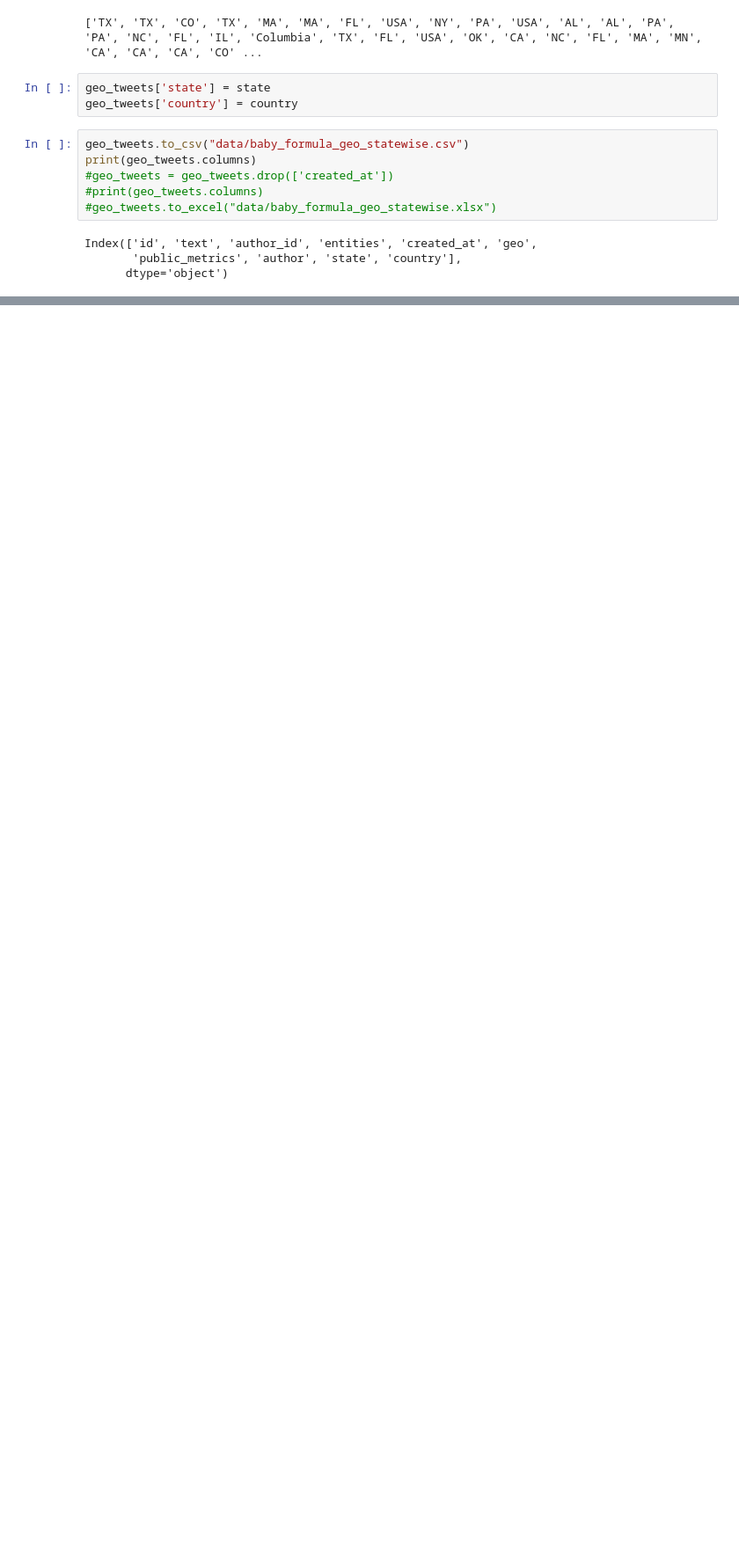
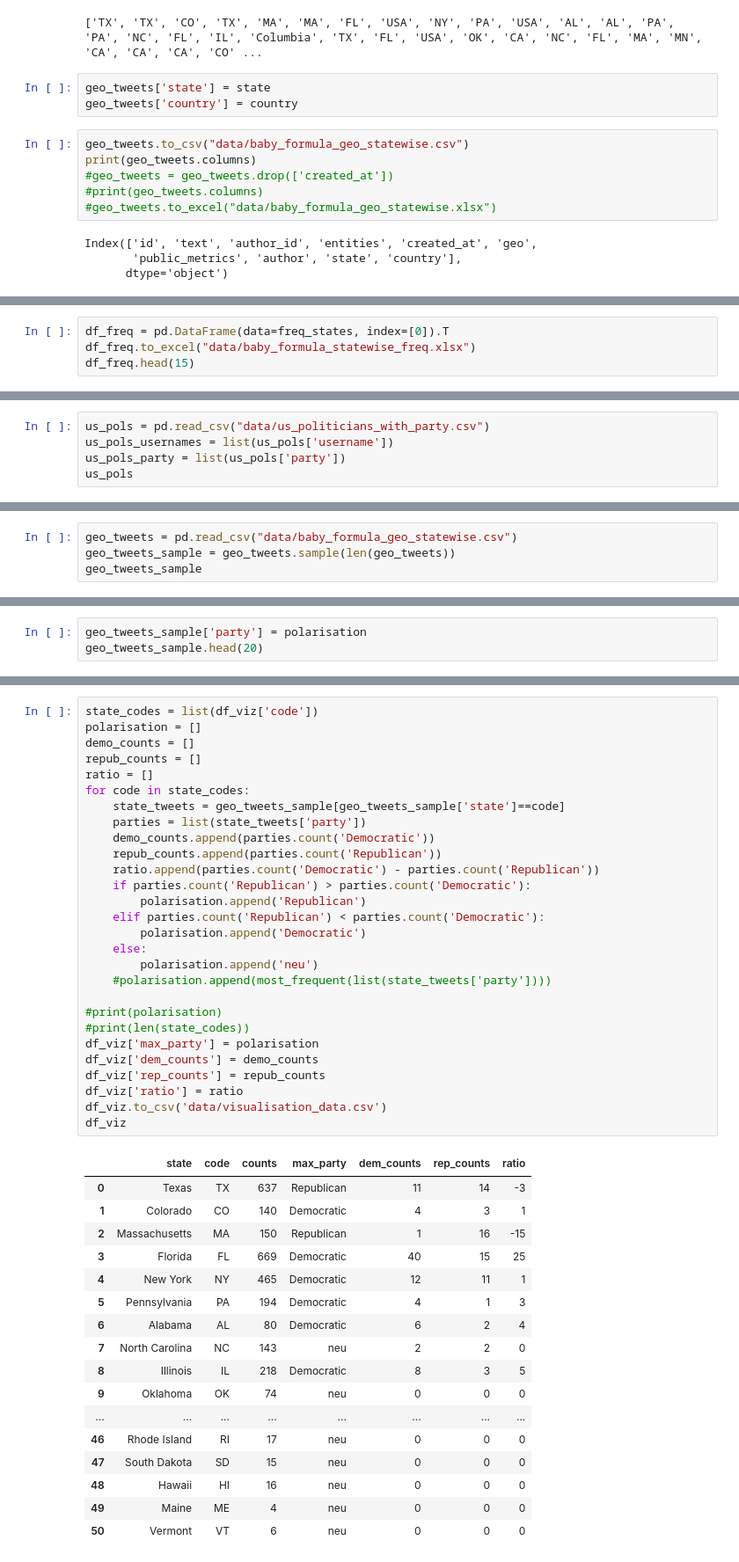
Before and after one commit to THE-COB/BabyFormula, a Jupyter notebook: soham_notebook.ipynb, the cells around one changed output, grey strips where cells are left out. Shown: that part at 88% size. Cells and saved outputs as stored; diff of their text form; blank space fills up the shorter version.

Commit message:
added plots, freq and political leaning

```diff
--- a/soham_notebook.ipynb
+++ b/soham_notebook.ipynb
@@ -195,0 +251,4 @@ Index(['id', 'text', 'author_id', 'entities', 'created_at', 'geo',
+# %%
+df_freq = pd.DataFrame(data=freq_states, index=[0]).T
+df_freq.to_excel("data/baby_formula_statewise_freq.xlsx")
+df_freq.head(15)
@@ -195,0 +423,5 @@ Index(['id', 'text', 'author_id', 'entities', 'created_at', 'geo',
+# %%
+us_pols = pd.read_csv("data/us_politicians_with_party.csv")
+us_pols_usernames = list(us_pols['username'])
+us_pols_party = list(us_pols['party'])
+us_pols
@@ -195,0 +442,4 @@ Index(['id', 'text', 'author_id', 'entities', 'created_at', 'geo',
+# %%
+geo_tweets = pd.read_csv("data/baby_formula_geo_statewise.csv")
+geo_tweets_sample = geo_tweets.sample(len(geo_tweets))
+geo_tweets_sample
@@ -195,0 +501,3 @@ Index(['id', 'text', 'author_id', 'entities', 'created_at', 'geo',
+# %%
+geo_tweets_sample['party'] = polarisation
+geo_tweets_sample.head(20)
@@ -195,0 +524,46 @@ Index(['id', 'text', 'author_id', 'entities', 'created_at', 'geo',
+# %%
+state_codes = list(df_viz['code'])
+polarisation = []
+demo_counts = []
+repub_counts = []
+ratio = []
+for code in state_codes:
+    state_tweets = geo_tweets_sample[geo_tweets_sample['state']==code]
+    parties = list(state_tweets['party'])
+    demo_counts.append(parties.count('Democratic'))
+    repub_counts.append(parties.count('Republican'))
+    ratio.append(parties.count('Democratic') - parties.count('Republican'))
+    if parties.count('Republican') > parties.count('Democratic'):
+        polarisation.append('Republican')
+    elif parties.count('Republican') < parties.count('Democratic'):
+        polarisation.append('Democratic')
+    else:
+        polarisation.append('neu')
+    #polarisation.append(most_frequent(list(state_tweets['party'])))
+
+#print(polarisation)
+#print(len(state_codes))
+df_viz['max_party'] = polarisation
+df_viz['dem_counts'] = demo_counts
+df_viz['rep_counts'] = repub_counts
+df_viz['ratio'] = ratio
+df_viz.to_csv('data/visualisation_data.csv')
+df_viz
+# %% [output]
+|  | state | code | counts | max_party | dem_counts | rep_counts | ratio |
+| 0 | Texas | TX | 637 | Republican | 11 | 14 | -3 |
+| 1 | Colorado | CO | 140 | Democratic | 4 | 3 | 1 |
+| 2 | Massachusetts | MA | 150 | Republican | 1 | 16 | -15 |
+| 3 | Florida | FL | 669 | Democratic | 40 | 15 | 25 |
+| 4 | New York | NY | 465 | Democratic | 12 | 11 | 1 |
+| 5 | Pennsylvania | PA | 194 | Democratic | 4 | 1 | 3 |
+| 6 | Alabama | AL | 80 | Democratic | 6 | 2 | 4 |
+| 7 | North Carolina | NC | 143 | neu | 2 | 2 | 0 |
+| 8 | Illinois | IL | 218 | Democratic | 8 | 3 | 5 |
+| 9 | Oklahoma | OK | 74 | neu | 0 | 0 | 0 |
+| ... | ... | ... | ... | ... | ... | ... | ... |
+| 46 | Rhode Island | RI | 17 | neu | 0 | 0 | 0 |
+| 47 | South Dakota | SD | 15 | neu | 0 | 0 | 0 |
+| 48 | Hawaii | HI | 16 | neu | 0 | 0 | 0 |
+| 49 | Maine | ME | 4 | neu | 0 | 0 | 0 |
+| 50 | Vermont | VT | 6 | neu | 0 | 0 | 0 |
```
Also changed, not shown: parts of 18 cells of this notebook, 8 other files.
